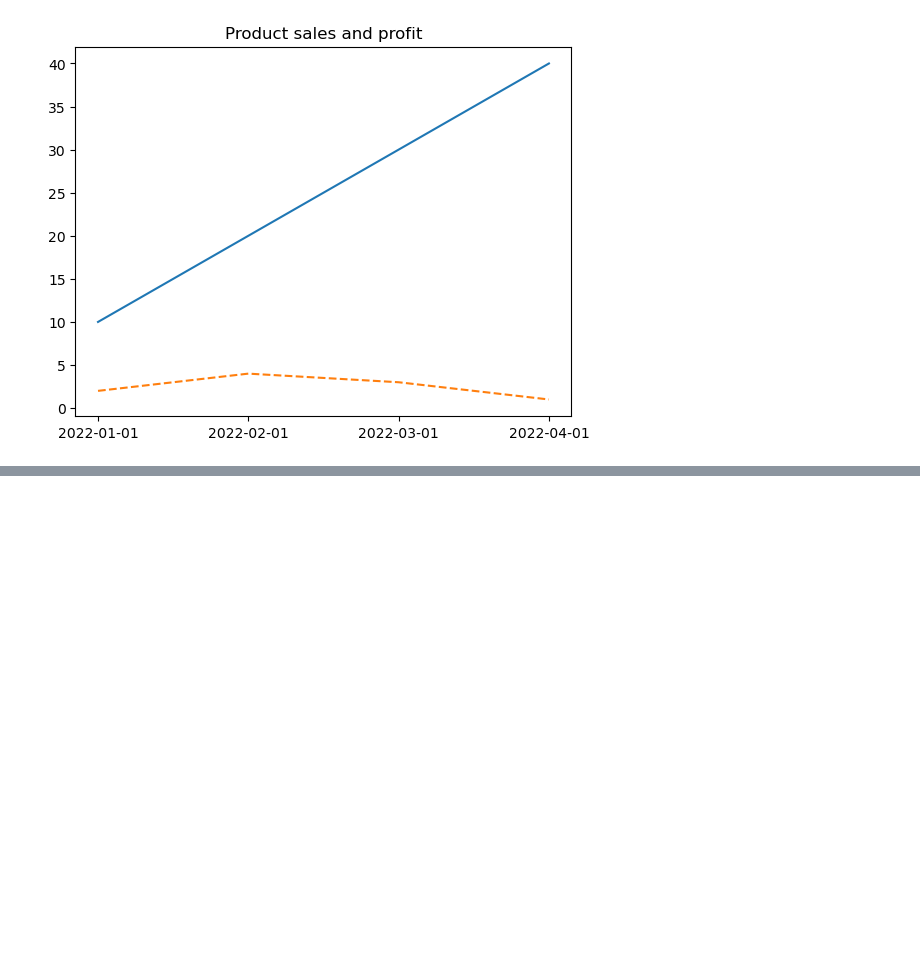
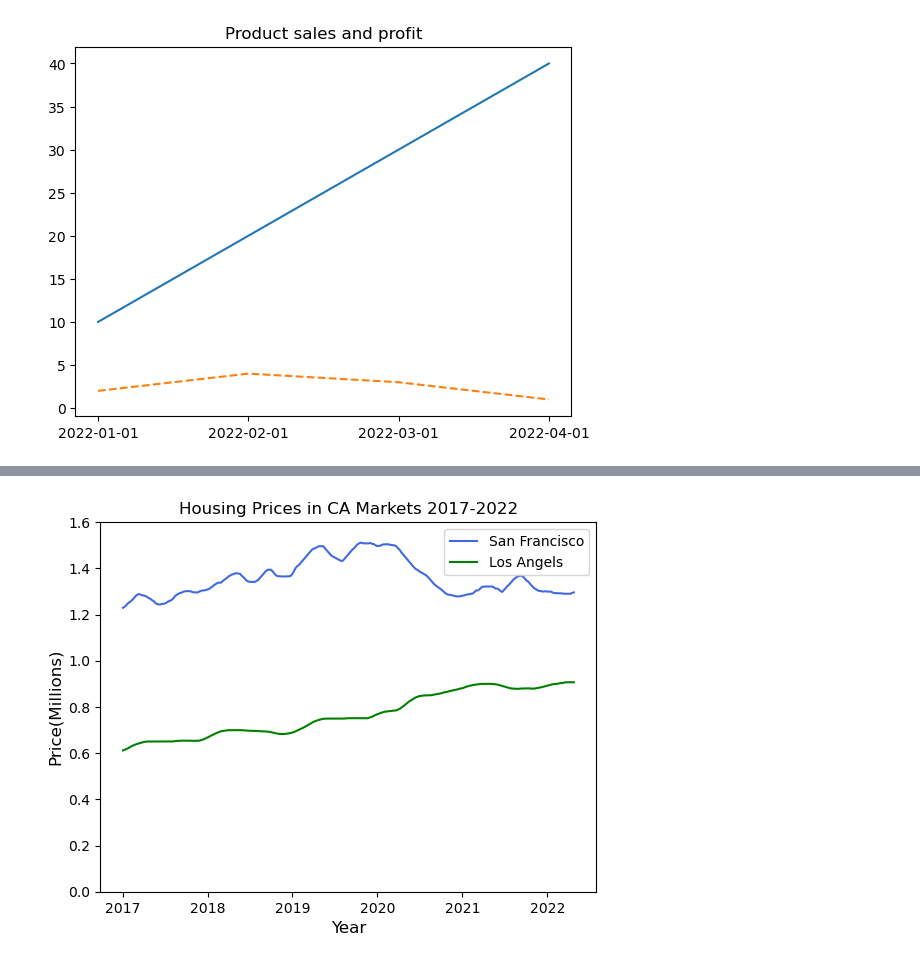
Before and after one commit to ParvezShahShaik/analyzing_global_coffee_market, a Jupyter notebook: Matlab_ground.ipynb, the cells around one changed output, grey strips where cells are left out. Drawn from its saved outputs; the diff is of its cells as text; code cells hidden in the pictures; blank space fills up the shorter version.

```diff
--- a/Matlab_ground.ipynb
+++ b/Matlab_ground.ipynb
@@ -86,0 +342,26 @@ hotels["date"] = (
+# %%
+fig, ax = plt.subplots()
+
+ax.plot(
+    ca_housing_markets.index,
+    ca_housing_markets["San Francisco"]/ 1000000, #Dividing this with 1000000 will get us in right value
+    label= "San Francisco",
+    color= "RoyalBlue",
+)
+ax.plot(
+    ca_housing_markets.index,
+    ca_housing_markets["Los Angeles"] / 1000000,
+    label= "Los Angels",
+    color= "Green",
+)
+
+ax.set_title("Housing Prices in CA Markets 2017-2022", fontsize=12)
+ax.set_xlabel("Year", fontsize=12)
+ax.set_ylabel("Price(Millions)", fontsize=12)
+
+ax.legend(loc="best")
+ax.set_ylim(0, 1.6) #Give yaxis more space so that you have detailed data view
+
+plt.show()
+# %% [output]
+[figure, added]
```
Also changed, not shown: parts of 35 cells of this notebook, 1 other file.
